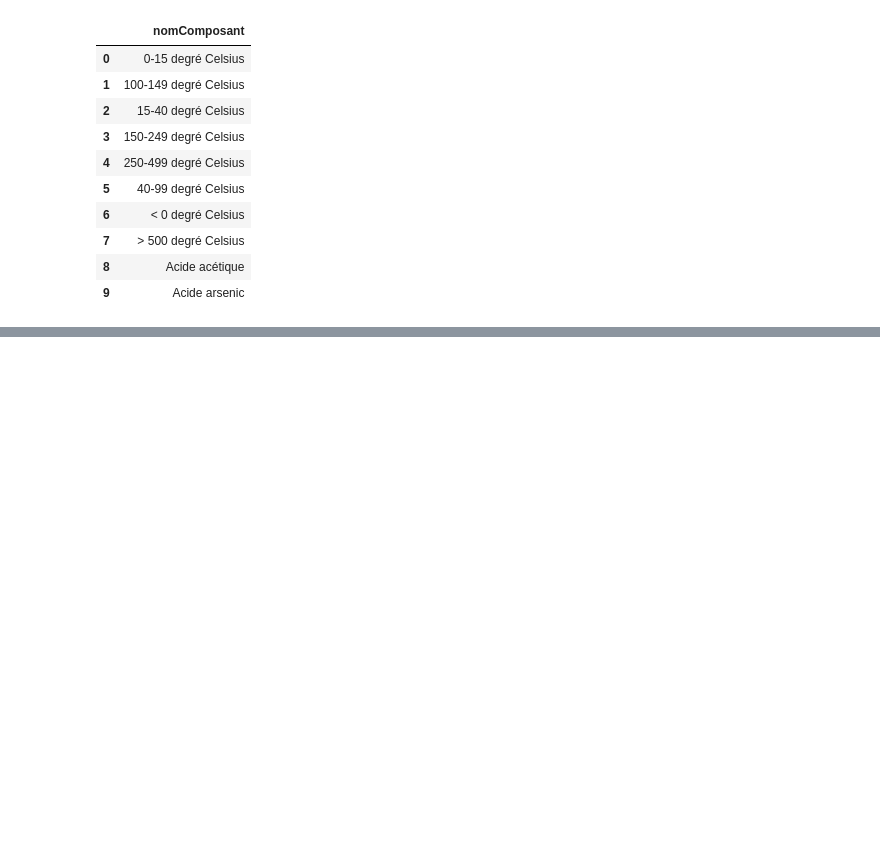
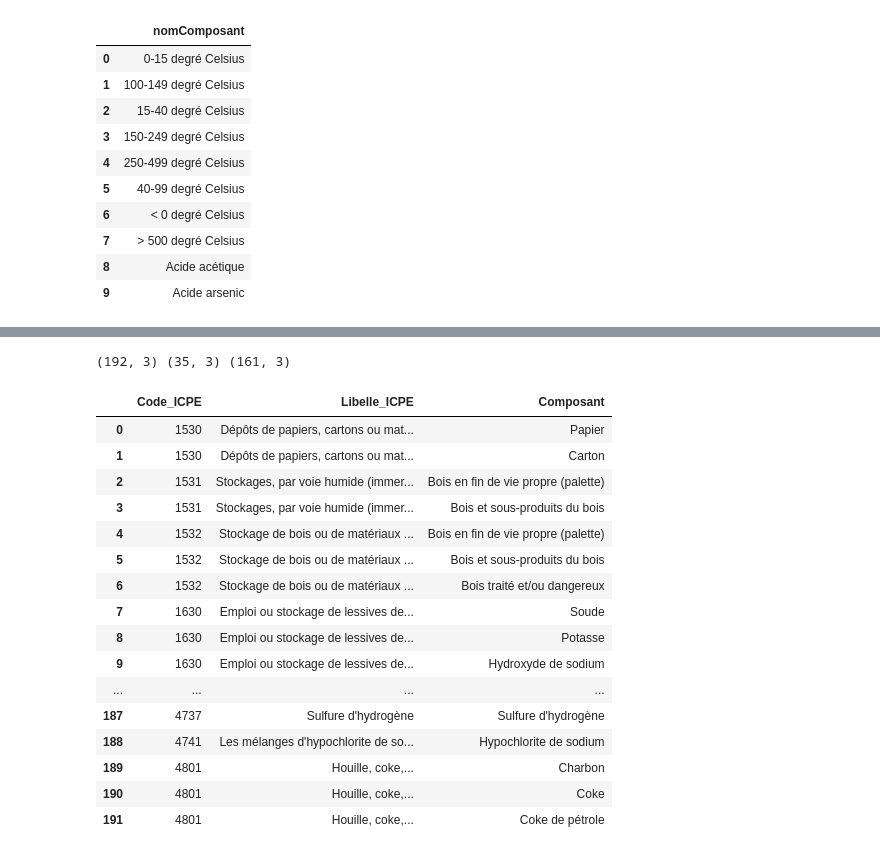
Before and after one commit to EstherHoudant/Hackaton_entreprises_emettrices, a Jupyter notebook: lien_ICPE_EDF.ipynb, the cells around one changed output, grey strips where cells are left out. Saved outputs shown, nothing was run; the diff lists cells and outputs as text; code cells hidden in the pictures; blank space fills up the shorter version.

Commit message:
retour_claude

```diff
--- a/lien_ICPE_EDF.ipynb
+++ b/lien_ICPE_EDF.ipynb
@@ -49,0 +80,35 @@ Si le lien est explicite établit la correspondance entre le numéro ICPE et les
+# %%
+correspondance = pd.read_csv('reponse_claude/table1_correspondances.csv')
+a_creer = pd.read_csv('reponse_claude/table2_composants_a_creer.csv')
+sans_corr = pd.read_csv('reponse_claude/table3_icpe_sans_correspondance.csv')
+
+print(correspondance.shape, a_creer.shape, sans_corr.shape)
+# %% [output]
+(192, 3) (35, 3) (161, 3)
+# %%
+import pandas as pd
+
+pd.set_option('display.max_rows', None)       # Affiche TOUTES les lignes
+pd.set_option('display.max_columns', None)    # Affiche TOUTES les colonnes
+pd.set_option('display.width', None)          # Désactive la limite de largeur de ligne
+pd.set_option('display.max_colwidth', None)   # Affiche le texte des colonnes en entier (sans ...)
+# %%
+correspondance.head(192)
+# %% [output]
+|  | Code_ICPE | Libelle_ICPE | Composant |
+| 0 | 1530 | Dépôts de papiers, cartons ou mat... | Papier |
+| 1 | 1530 | Dépôts de papiers, cartons ou mat... | Carton |
+| 2 | 1531 | Stockages, par voie humide (immer... | Bois en fin de vie propre (palette) |
+| 3 | 1531 | Stockages, par voie humide (immer... | Bois et sous-produits du bois |
+| 4 | 1532 | Stockage de bois ou de matériaux ... | Bois en fin de vie propre (palette) |
+| 5 | 1532 | Stockage de bois ou de matériaux ... | Bois et sous-produits du bois |
+| 6 | 1532 | Stockage de bois ou de matériaux ... | Bois traité et/ou dangereux |
+| 7 | 1630 | Emploi ou stockage de lessives de... | Soude |
+| 8 | 1630 | Emploi ou stockage de lessives de... | Potasse |
+| 9 | 1630 | Emploi ou stockage de lessives de... | Hydroxyde de sodium |
+| ... | ... | ... | ... |
+| 187 | 4737 | Sulfure d'hydrogène | Sulfure d'hydrogène |
+| 188 | 4741 | Les mélanges d'hypochlorite de so... | Hypochlorite de sodium |
+| 189 | 4801 | Houille, coke,... | Charbon |
+| 190 | 4801 | Houille, coke,... | Coke |
+| 191 | 4801 | Houille, coke,... | Coke de pétrole |
```
Also changed, not shown: parts of 4 cells of this notebook, 4 other files.
